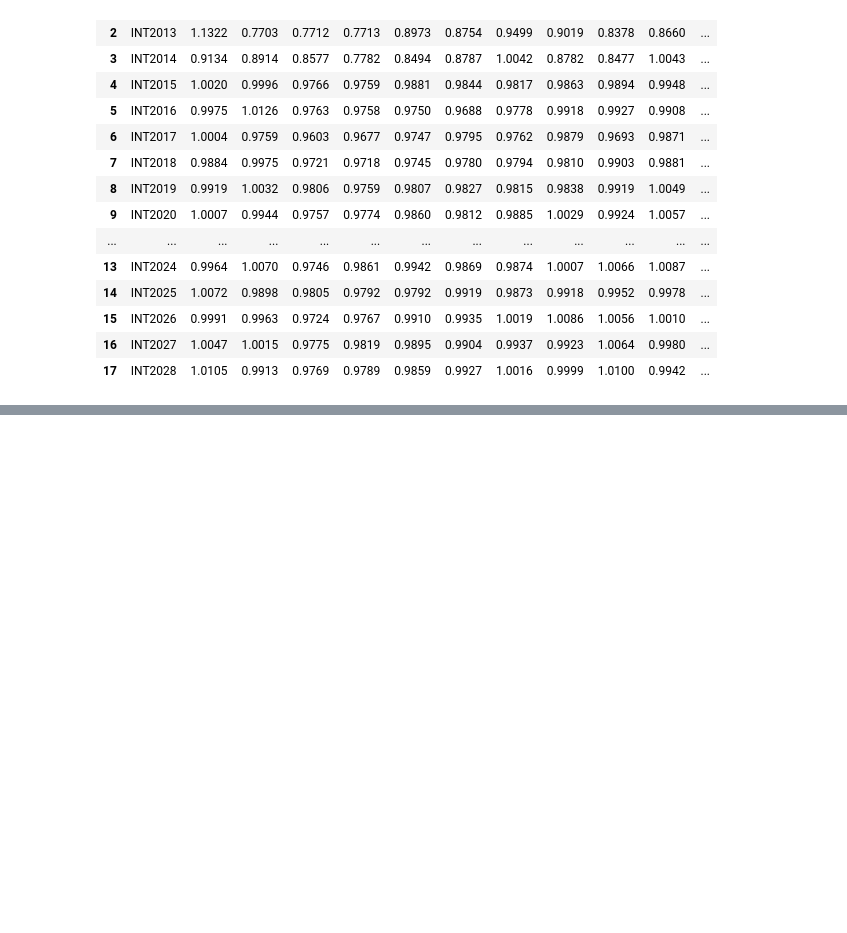
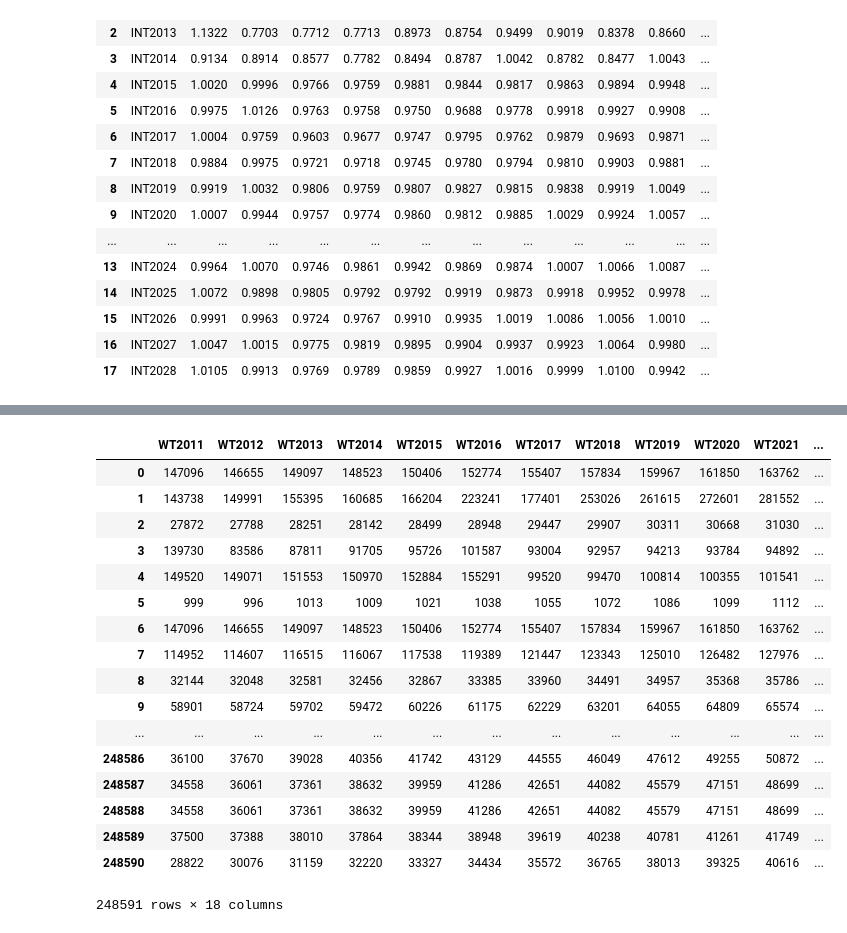
Before and after one commit to andersonfrailey/Notebook-Uploads, a Jupyter notebook: TaxCalcBug.ipynb, the cells around one changed output, grey strips where cells are left out. Cells and saved outputs as stored; diff of their text form; code cells hidden in the pictures; blank space fills up the shorter version.

```diff
--- a/TaxCalcBug.ipynb
+++ b/TaxCalcBug.ipynb
@@ -77,3 +77,24 @@ puf_ratios
 | 16 | 0.9754 | 1.0833 | 1.0496 | 1.0693 | 1.0011 | 1.0087 | 0.9942 | 1.0065 | 1.0090 | 0.9996 | 1.0121 | ... |
 | 17 | 1.0319 | 1.2296 | 0.9578 | 1.1008 | 1.0187 | 1.0342 | 1.0096 | 1.0243 | 1.0196 | 1.0079 | 1.0118 | ... |
 | 18 | 1.7343 | 1.3831 | 1.1518 | 1.0531 | 1.0169 | 1.0091 | 1.0537 | 1.0416 | 1.0229 | 1.0256 | 1.0013 | ... |
+# %%
+recs_new.WT
+# %% [output]
+|  | WT2011 | WT2012 | WT2013 | WT2014 | WT2015 | WT2016 | WT2017 | WT2018 | WT2019 | WT2020 | WT2021 | ... |
+| 0 | 147096 | 146655 | 149097 | 148523 | 150406 | 152774 | 155407 | 157834 | 159967 | 161850 | 163762 | ... |
+| 1 | 143738 | 149991 | 155395 | 160685 | 166204 | 223241 | 177401 | 253026 | 261615 | 272601 | 281552 | ... |
+| 2 | 27872 | 27788 | 28251 | 28142 | 28499 | 28948 | 29447 | 29907 | 30311 | 30668 | 31030 | ... |
+| 3 | 139730 | 83586 | 87811 | 91705 | 95726 | 101587 | 93004 | 92957 | 94213 | 93784 | 94892 | ... |
+| 4 | 149520 | 149071 | 151553 | 150970 | 152884 | 155291 | 99520 | 99470 | 100814 | 100355 | 101541 | ... |
+| 5 | 999 | 996 | 1013 | 1009 | 1021 | 1038 | 1055 | 1072 | 1086 | 1099 | 1112 | ... |
+| 6 | 147096 | 146655 | 149097 | 148523 | 150406 | 152774 | 155407 | 157834 | 159967 | 161850 | 163762 | ... |
+| 7 | 114952 | 114607 | 116515 | 116067 | 117538 | 119389 | 121447 | 123343 | 125010 | 126482 | 127976 | ... |
+| 8 | 32144 | 32048 | 32581 | 32456 | 32867 | 33385 | 33960 | 34491 | 34957 | 35368 | 35786 | ... |
+| 9 | 58901 | 58724 | 59702 | 59472 | 60226 | 61175 | 62229 | 63201 | 64055 | 64809 | 65574 | ... |
+| ... | ... | ... | ... | ... | ... | ... | ... | ... | ... | ... | ... | ... |
+| 248586 | 36100 | 37670 | 39028 | 40356 | 41742 | 43129 | 44555 | 46049 | 47612 | 49255 | 50872 | ... |
+| 248587 | 34558 | 36061 | 37361 | 38632 | 39959 | 41286 | 42651 | 44082 | 45579 | 47151 | 48699 | ... |
+| 248588 | 34558 | 36061 | 37361 | 38632 | 39959 | 41286 | 42651 | 44082 | 45579 | 47151 | 48699 | ... |
+| 248589 | 37500 | 37388 | 38010 | 37864 | 38344 | 38948 | 39619 | 40238 | 40781 | 41261 | 41749 | ... |
+| 248590 | 28822 | 30076 | 31159 | 32220 | 33327 | 34434 | 35572 | 36765 | 38013 | 39325 | 40616 | ... |
+248591 rows × 18 columns
```
